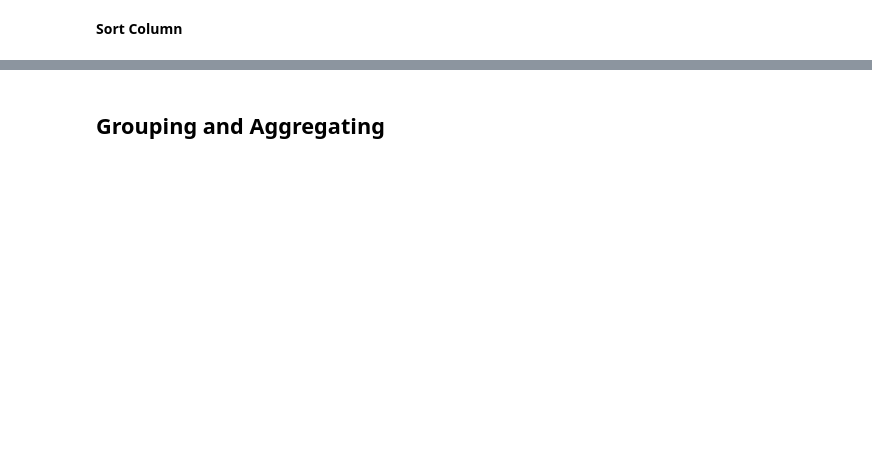
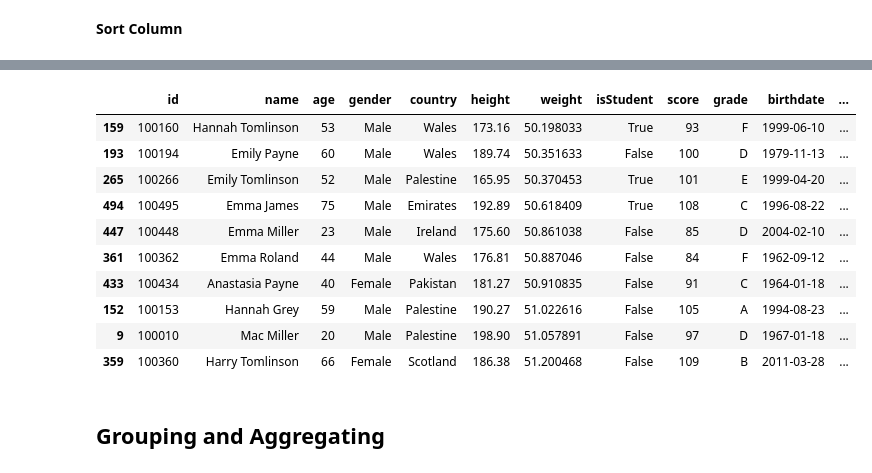
Before and after one commit to daaanishhh002/Pandas-Journey, a Jupyter notebook: pandas.ipynb, the cells around one changed output, grey strips where cells are left out. Cells and saved outputs as stored; diff of their text form; code cells hidden in the pictures; blank space fills up the shorter version.

```diff
--- a/pandas.ipynb
+++ b/pandas.ipynb
@@ -283,5 +742,17 @@ test_df['Height'].nlargest(10)
 # %%
-test_df.nsmallest(10,'Weight')
+test_df.nsmallest(10,'weight')
+# %% [output]
+|  | id | name | age | gender | country | height | weight | isStudent | score | grade | birthdate | ... |
+| 159 | 100160 | Hannah Tomlinson | 53 | Male | Wales | 173.16 | 50.198033 | True | 93 | F | 1999-06-10 | ... |
+| 193 | 100194 | Emily Payne | 60 | Male | Wales | 189.74 | 50.351633 | False | 100 | D | 1979-11-13 | ... |
+| 265 | 100266 | Emily Tomlinson | 52 | Male | Palestine | 165.95 | 50.370453 | True | 101 | E | 1999-04-20 | ... |
+| 494 | 100495 | Emma James | 75 | Male | Emirates | 192.89 | 50.618409 | True | 108 | C | 1996-08-22 | ... |
+| 447 | 100448 | Emma Miller | 23 | Male | Ireland | 175.60 | 50.861038 | False | 85 | D | 2004-02-10 | ... |
+| 361 | 100362 | Emma Roland | 44 | Male | Wales | 176.81 | 50.887046 | False | 84 | F | 1962-09-12 | ... |
+| 433 | 100434 | Anastasia Payne | 40 | Female | Pakistan | 181.27 | 50.910835 | False | 91 | C | 1964-01-18 | ... |
+| 152 | 100153 | Hannah Grey | 59 | Male | Palestine | 190.27 | 51.022616 | False | 105 | A | 1994-08-23 | ... |
+| 9 | 100010 | Mac Miller | 20 | Male | Palestine | 198.90 | 51.057891 | False | 97 | D | 1967-01-18 | ... |
+| 359 | 100360 | Harry Tomlinson | 66 | Female | Scotland | 186.38 | 51.200468 | False | 109 | B | 2011-03-28 | ... |
 # %% [markdown]
 ## Grouping and Aggregating
 # %%
```
Also changed, not shown: parts of 117 cells of this notebook.
